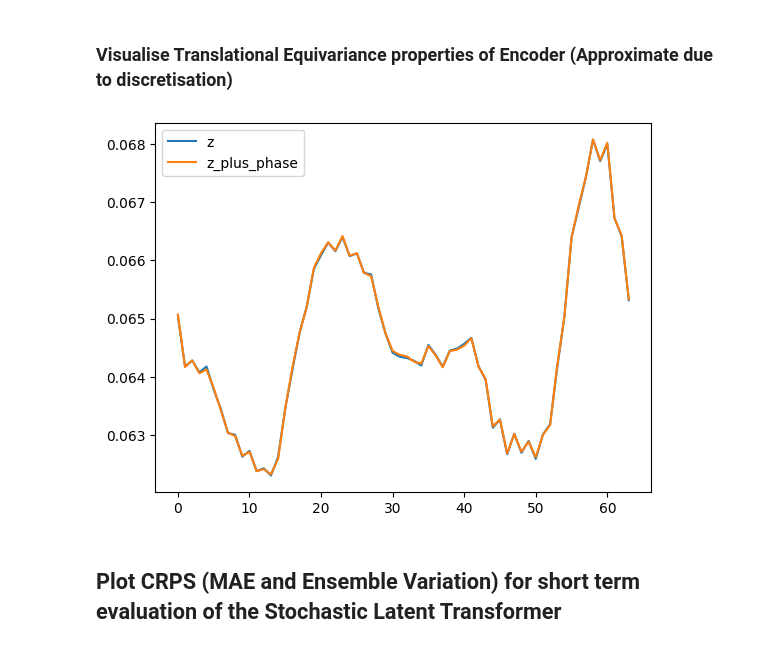
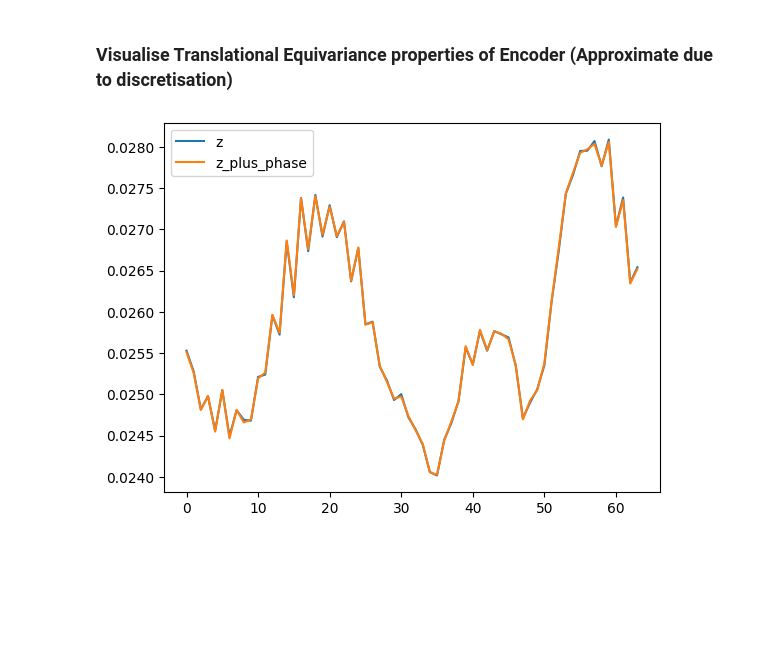
Before and after one commit to Ira-Shokar/Stochastic_Latent_Transformer, a Jupyter notebook: notebooks/evaluation.ipynb, the cells around one changed output. Cells and saved outputs as stored; diff of their text form; code cells hidden in the pictures; blank space fills up the shorter version.

```diff
--- a/notebooks/evaluation.ipynb
+++ b/notebooks/evaluation.ipynb
@@ -47,3 +21,22 @@ truth_ens, preds_ens, att = SLT.SLT_prediction_ensemble(
+# %%
+# Define Parameters
+LATENT_DIM = 64
+SEQ_LENGTH = 10
+
+AE    = SLT.load_model('AE'   , LATENT_DIM)
+Trans = SLT.load_model('Trans', LATENT_DIM)
+
+time_step_start = 100
+ensemble_size   = 8
+evolution_time  = 500
+
+truth_ens = utils.truth_ensemble(
+    SEQ_LENGTH, evolution_time, ensemble_size, time_step_start
+    )
+
+truth_ens, preds_ens, att = SLT.SLT_prediction_ensemble(
+    AE, Trans, SEQ_LENGTH, LATENT_DIM, truth_ens, evolution_time
+    )
 # %% [markdown]
 ## Plot Latitude-Time Plots for the numerical integration and Stochatic Latent Transformer
 # %%
@@ -98,35 +71,33 @@ plt.xlim(0, 500)
 # %% [markdown]
 ### Visualise Translational Equivariance properties of Encoder (Approximate due to discretisation)
 # %%
-truth_ens = utils.truth_ensemble(1, 100, 1, 100).to('cuda')
+truth_ens = utils.truth_ensemble(1, 100, 1, 100)
 
 def shift_phase(z):
 
     z   = torch.fft.rfft(z, norm='ortho')
     N = z.size(-1)
     k = torch.linspace(-(N-1)//2, (N-1)//2, N).to(z.device)
     k = torch.cat((k[(N-1)//2:], k[:(N-1)//2]))
     phi = torch.angle(z[...,1])
     phi = torch.einsum('i,k->ik', phi, k)
     z   = z * torch.exp(-1j*phi)
     z   = torch.fft.irfft(z, norm='ortho')
     return z
 
-shift_by      = 16
+shift_by      = 8
 shift_by_in_z = int(shift_by * LATENT_DIM / 256)
 
 with torch.no_grad():
     a = AE.Encoder(truth_ens[0, 0].unsqueeze(0))[0]
     b = AE.Encoder(torch.roll(truth_ens[0, 0], shift_by).unsqueeze(0))[0]
 
     a = shift_phase(AE.Encoder(truth_ens[0, 0].unsqueeze(0)))[0]
     b = shift_phase(AE.Encoder(torch.roll(truth_ens[0, 0], shift_by_in_z).unsqueeze(0)))[0]
 
 plt.plot(a.cpu().numpy(), label='z')
 plt.plot(b.cpu().numpy(), label='z_plus_phase')
 plt.legend()
 plt.show()
 # %% [output]
-[figure, old version]
+[figure, new version]
-# %% [markdown]
-## Plot CRPS (MAE and Ensemble Variation) for short term evaluation of the Stochastic Latent Transformer
```
Also changed, not shown: parts of 10 cells of this notebook, 3 other files.
